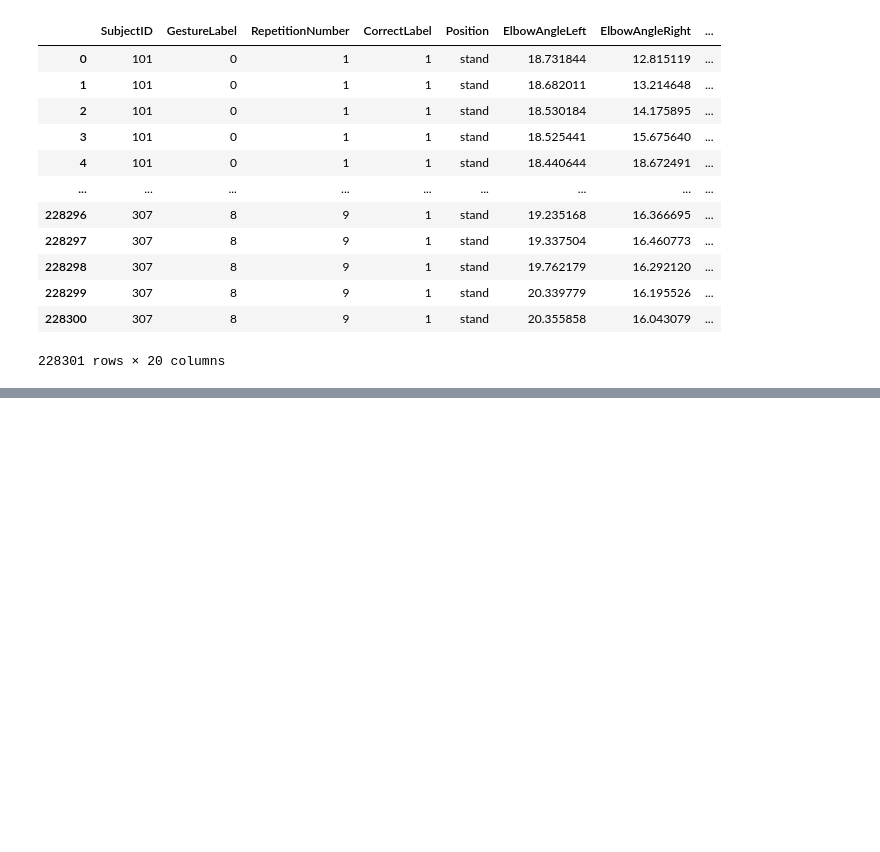
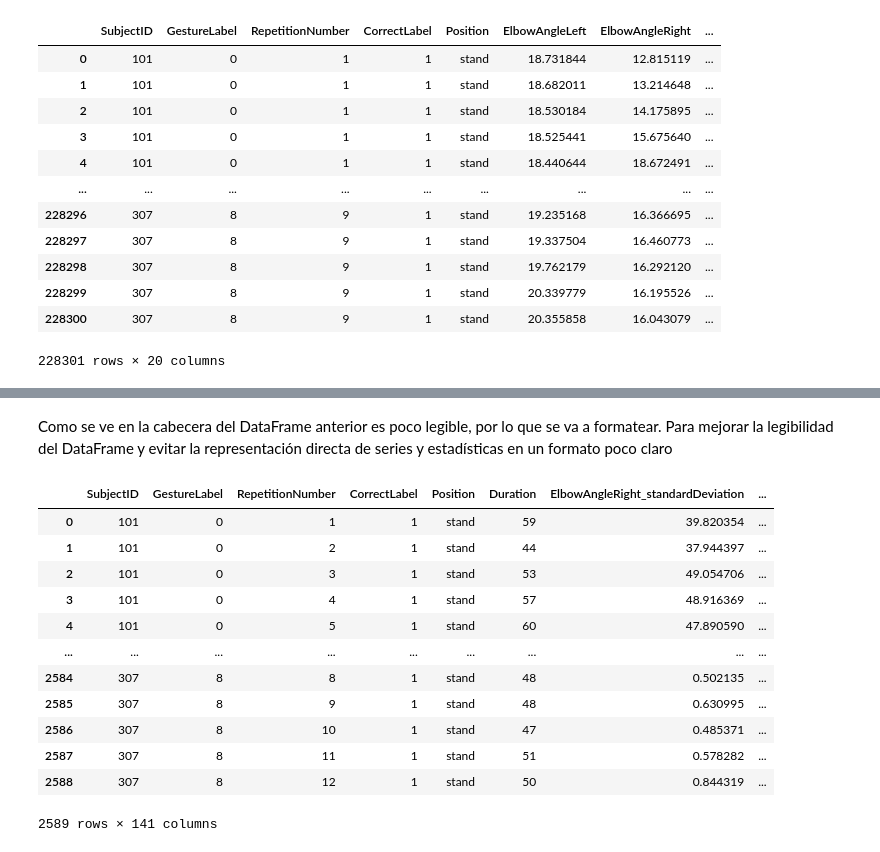
Before and after one commit to nmartinser/Telerehabilitation, a Jupyter notebook: notebooks/medidas_angulos.ipynb, the cells around one changed output, grey strips where cells are left out. Drawn from its saved outputs; the diff is of its cells as text; code cells hidden in the pictures; blank space fills up the shorter version.

Commit message:
todo limpito y ordenado

```diff
--- a/notebooks/medidas_angulos.ipynb
+++ b/notebooks/medidas_angulos.ipynb
@@ -55,19 +81,0 @@ df = df.sort_values(['SubjectID', 'GestureLabel', 'RepetitionNumber'])
-# %%
-def extract_keys_and_create_columns(column_name):
-    keys = set().union(*(d.keys() for d in df[column_name]))
-    data = {}
-    for key in keys:
-        data[key + '_' + column_name] = df[column_name].apply(lambda x: x.get(key))
-    return pd.DataFrame(data)
-
-# Extract keys and create new columns for each dictionary column
-new_columns = pd.concat([extract_keys_and_create_columns(col) for col in ['standardDeviation', 'Maximum', 'Minimum', 'Mean', 'Range', 'Variance', 'CoV', 'Skewness', 'Kurtosis']], axis=1)
-
-# Concatenate new columns to the DataFrame
-df = pd.concat([df, new_columns], axis=1)
-
-# Drop the original dictionary columns
-df = df.drop(['standardDeviation', 'Maximum', 'Minimum', 'Mean', 'Range', 'Variance', 'CoV', 'Skewness', 'Kurtosis'], axis=1)
-
-# Sort DataFrame by specified columns
-df = df.sort_values(['SubjectID', 'GestureLabel', 'RepetitionNumber'])
@@ -90 +82,57 @@ df
+# %% [markdown]
+Como se ve en la cabecera del DataFrame anterior es poco legible, por lo que se va a formatear.
+Para mejorar la legibilidad del DataFrame y evitar la representación directa de series y estadísticas en un formato poco claro
+# %%
+# Función para formatear columnas que contienen diccionarios
+def formatear_columnas(nombre_columna:str) -> pd.DataFrame:
+    '''
+    Esta función toma una columna de un DataFrame que contiene diccionarios
+    y expande cada diccionario en nuevas columnas, donde cada nueva columna
+    corresponde a:  clave del diccionario + _ + nombre de la columna original.
+
+    Parámetro
+    --------
+    nombre_columna : str
+        Nombre de la columna del DataFrame que contiene los diccionarios.
+
+    Return
+    --------
+     Un nuevo DataFrame con columnas separadas para cada clave de los diccionarios.
+    '''
+    keys = set().union(*(d.keys() for d in df[nombre_columna]))
+    data = {}
+    for key in keys:
+        data[key + '_' + nombre_columna] = df[nombre_columna].apply(lambda x: x.get(key))
+    return pd.DataFrame(data)
+
+columnas = ['standardDeviation', 'Maximum', 'Minimum', 'Mean', 'Range',
+            'Variance', 'CoV', 'Skewness', 'Kurtosis']
+# Reformatea cada columna de diccionario y concatena los resultados
+nuevas_columnas = pd.concat([formatear_columnas(col) for col in columnas], axis=1)
+
+# Concatenar las nuevas columnas con el DataFrame original
+df = pd.concat([df, nuevas_columnas], axis=1)
+
+# Elimina las columnas originales que contenían diccionarios
+df = df.drop(columnas, axis=1)
+
+# Ordena el DataFrame
+df = df.sort_values(['SubjectID', 'GestureLabel', 'RepetitionNumber'])
+
+# Mostrar el resultado
+df
+# %% [output]
+|  | SubjectID | GestureLabel | RepetitionNumber | CorrectLabel | Position | Duration | ElbowAngleRight_standardDeviation | ... |
+| 0 | 101 | 0 | 1 | 1 | stand | 59 | 39.820354 | ... |
+| 1 | 101 | 0 | 2 | 1 | stand | 44 | 37.944397 | ... |
+| 2 | 101 | 0 | 3 | 1 | stand | 53 | 49.054706 | ... |
+| 3 | 101 | 0 | 4 | 1 | stand | 57 | 48.916369 | ... |
+| 4 | 101 | 0 | 5 | 1 | stand | 60 | 47.890590 | ... |
+| ... | ... | ... | ... | ... | ... | ... | ... | ... |
+| 2584 | 307 | 8 | 8 | 1 | stand | 48 | 0.502135 | ... |
+| 2585 | 307 | 8 | 9 | 1 | stand | 48 | 0.630995 | ... |
+| 2586 | 307 | 8 | 10 | 1 | stand | 47 | 0.485371 | ... |
+| 2587 | 307 | 8 | 11 | 1 | stand | 51 | 0.578282 | ... |
+| 2588 | 307 | 8 | 12 | 1 | stand | 50 | 0.844319 | ... |
+2589 rows × 141 columns
 # %%
```
Also changed, not shown: parts of 8 cells of this notebook, 3 other files.
